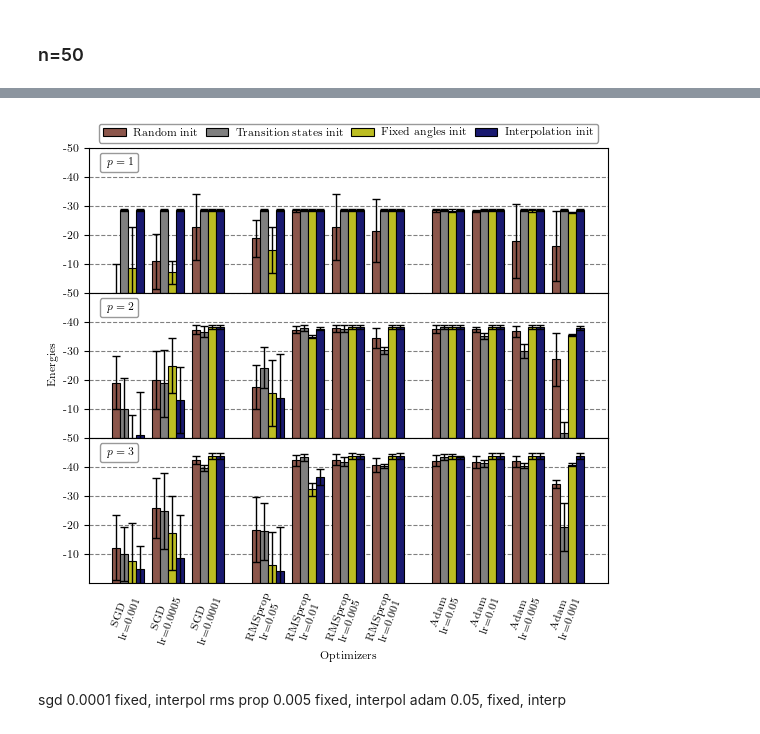
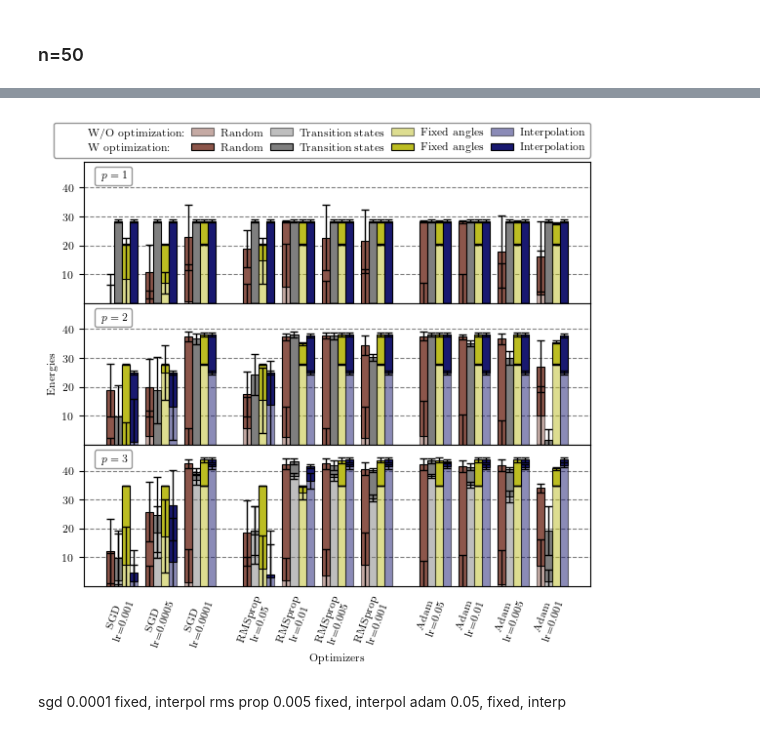
Before and after one commit to jernejrudifinzgar/qiro, a Jupyter notebook: Parameter_optimisation/remote/scripts/plotting.ipynb, the cells around one changed output, grey strips where cells are left out. Cells and saved outputs as stored; diff of their text form; code cells hidden in the pictures.

```diff
--- a/Parameter_optimisation/remote/scripts/plotting.ipynb
+++ b/Parameter_optimisation/remote/scripts/plotting.ipynb
@@ -62,4 +59,4 @@ The autoreload extension is already loaded. To reload it, use:
 # %%
-with open(f'../data/nodes_{100}_reg_{3}_graph_{0}_opt_Adam_lr_{0.005}_v2.pkl', 'rb') as file:
+with open(f'../data/nodes_{50}_reg_{3}_graph_{0}_opt_SGD_lr_{0.0001}_v2.pkl', 'rb') as file:
     data = pickle.load(file)
 # %%
@@ -100,6 +81,23 @@ def get_results(optimizer, p, initialization, learning_rate, n):
         energies_list.append(energy)
 
     return np.mean(energies_list), np.std(energies_list)
+# %%
+def get_initial_results(optimizer, p, initialization, learning_rate, n):
+    graphs=[i for i in range(10)]
+    regularity = 3
+    losses_list=[]
+
+    for graph in graphs:
+        #print(n)
+        try:
+            with open(f'../data/nodes_{n}_reg_{regularity}_graph_{graph}_opt_{optimizer}_lr_{learning_rate}_v2.pkl', 'rb') as file:
+                data = pickle.load(file)
+            loss = data[initialization][f'p={p}']['losses'][0]
+            losses_list.append(loss)
+        except:
+            losses_list.append(0)
+
+    return np.mean(losses_list), np.std(losses_list)
 # %% [markdown]
 ### n=50
 # %%
@@ -113,7 +111,7 @@ width = 0.2
 multiplier = 0
 
 major_yticks_pos = [10, 20, 30, 40, 50]
-major_yticks_names = [-10, -20, -30, -40, -50]
+major_yticks_names = major_yticks_pos
 
 fig = plt.figure()
 gs = fig.add_gridspec(3, hspace=0)
@@ -122,7 +120,10 @@ axs = gs.subplots(sharex=True, sharey=True)
 for p in ps:
     multiplier = 0
     data_dic = {f'{name}': [] for name in initializations}
+    initial_data_dic = {f'{name}': [] for name in initializations}
     error_dic = {f'{name}': [] for name in initializations}
+    initial_error_dic = {f'{name}': [] for name in initializations}
+
     for initialization in initializations:
         labels = []
 
@@ -135,16 +136,37 @@ for p in ps:
                     learning_rates = [0.05, 0.01, 0.005, 0.001]
 
                 for learning_rate in learning_rates:
+
+
                     mean, error = get_results(optimizer, p, initialization, learning_rate, n)
-                    data_dic[str(initialization)].append(-mean)
+                    initial_mean, initial_error = get_initial_results(optimizer, p, initialization, learning_rate, n)
+
+                    data_dic[str(initialization)].append(-(mean-initial_mean))
                     error_dic[str(initialization)].append(error)
 
                     labels.append(f'{optimizer}\nlr={learning_rate}')
+
+                    initial_mean, initial_error = get_initial_results(optimizer, p, initialization, learning_rate, n)
+                    initial_data_dic[str(initialization)].append(-initial_mean)
+                    initial_error_dic[str(initialization)].append(initial_error)
+
+
     print(data_dic)
 
+    plot, = axs[p-1].plot([0], [0], linestyle='dashed', linewidth=1, color='w')
+    plot, = axs[p-1].plot([0], [0], linestyle='dashed', linewidth=1, color='w')
+
+
     for attribute, measurement in data_dic.items():
+        bottom = np.zeros(11)
         offset = width * multiplier
-        rects = axs[p-1].bar([0+ offset, 1+ offset, 2+ offset, 3.5+ offset, 4.5+ offset, 5.5+ offset, 6.5+ offset, 8+ offset, 9+ offset, 10+ offset, 11+ offset], measurement, width, edgecolor = 'black', linewidth=0.8, yerr = error_dic[attribute], error_kw=dict(lw=1, ecolor='black', capthick=1, capsize = 3), color=colors[6+multiplier], alpha=1, label=f'{attribute}', bottom = 0.00000001)
+
+        initial_values = initial_data_dic[attribute]
+        rects = axs[p-1].bar([0+ offset, 1+ offset, 2+ offset, 3.5+ offset, 4.5+ offset, 5.5+ offset, 6.5+ offset, 8+ offset, 9+ offset, 10+ offset, 11+ offset], initial_values, width, edgecolor = 'black', linewidth=0.8, yerr = initial_error_dic[attribute], error_kw=dict(lw=1, ecolor='black', capthick=1, capsize = 3), color=colors[6+multiplier], alpha=0.5, label=f'{attribute}', bottom = bottom)
+        bottom = initial_values
+
+        print(bottom)
+        rects = axs[p-1].bar([0+ offset, 1+ offset, 2+ offset, 3.5+ offset, 4.5+ offset, 5.5+ offset, 6.5+ offset, 8+ offset, 9+ offset, 10+ offset, 11+ offset], measurement, width, edgecolor = 'black', linewidth=0.8, yerr = error_dic[attribute], error_kw=dict(lw=1, ecolor='black', capthick=1, capsize = 3),color=colors[6+multiplier], alpha=1, label=f'{attribute}', bottom = bottom)
         multiplier += 1
 
 for ax in axs:
@@ -155,7 +177,7 @@ for ax in axs:
     #ax.yaxis.set_ticklabels([])
     ax.set_yticks(major_yticks_pos, major_yticks_names)
     if n ==50:
-        ax.set_ylim(bottom=0., top=50)
+        ax.set_ylim(bottom=0., top=49)
     elif n ==100:
         ax.set_ylim(bottom=0., top=92)
     elif n ==150:
@@ -182,7 +204,7 @@ legend_element = [Line2D([0], [0], marker='.', color='w', label='$p=3$',
                           markerfacecolor='g', markersize=0)]
 l1 = plt.legend(handles=legend_element, edgecolor = 'grey', facecolor=(1, 1, 1, 1), handletextpad=-1.8, loc = 'upper left', fancybox=True, bbox_to_anchor=(0.01, 1.))
 axs[2].add_artist(l1)
-plt.legend(labels = ['Random init', 'Transition states init', 'Fixed angles init', 'Interpolation init'], bbox_to_anchor=(0.5, 3.1), loc = 'center', ncols = 4, edgecolor = 'grey', facecolor='white', columnspacing = 0.7, handletextpad = 0.7)
+plt.legend(labels = ['W/O optimization:', 'W optimization:', 'Random', 'Random', 'Transition states', 'Transition states', 'Fixed angles', 'Fixed angles', 'Interpolation', 'Interpolation'], bbox_to_anchor=(0.47, 3.15), loc = 'center', ncols = 5, edgecolor = 'grey', facecolor='white', columnspacing = 0.7, handletextpad = 0.7)
 
 
 
@@ -194,4 +228,4 @@ plt.show()
-[figure, old version]
+[figure, new version]
 # %% [markdown]
 sgd 0.0001 fixed, interpol
 rms prop 0.005 fixed, interpol
```
Also changed, not shown: parts of 3 cells of this notebook, 8 other files.
